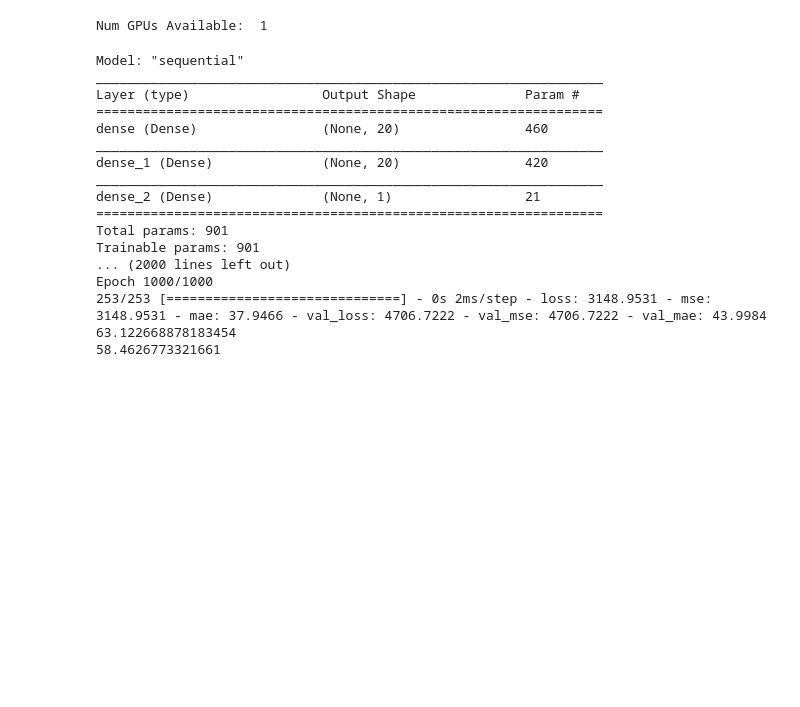
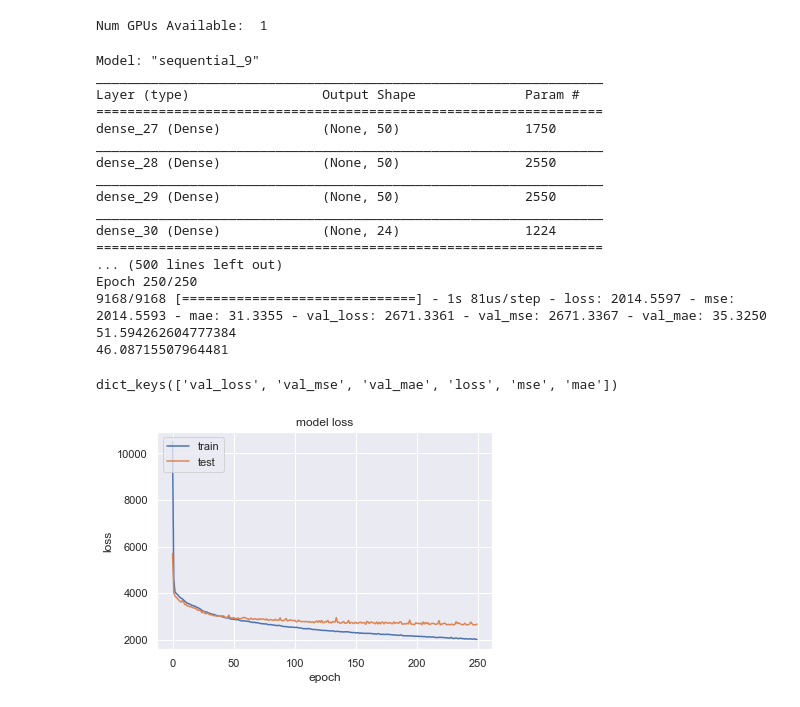
Before and after one commit to gupta-anmol/air-quality-prediction, a Jupyter notebook: script.ipynb, the cells around one changed output. Cells and saved outputs as stored; diff of their text form; code cells hidden in the pictures; blank space fills up the shorter version.

```diff
--- a/script.ipynb
+++ b/script.ipynb
@@ -132,35 +245,61 @@ Num GPUs Available:  1
 # %%
 from keras.models import Sequential
 from keras.layers import Dense
+for j in range(24):
+    features.append('PM2.5_t-'+str(j))
+predVector = []
+for j in range(24):
+    predVector.append('PM2.5_t+'+str(j))
+X = df[features]
+y = df['PM2.5_t+23']
+scaler = StandardScaler()
+Xtrain, Xtest, ytrain, ytest = train_test_split(X, y, test_size=0.33, random_state=42)
+scaler.fit(Xtrain)
 with tf.device('/CPU:0'):
     model = Sequential()
-    model.add(Dense(20, input_dim=22, kernel_initializer='normal', activation='relu'))
-    model.add(Dense(20, activation='relu'))
-    model.add(Dense(1, activation='linear'))
+    model.add(Dense(50, input_dim=34, kernel_initializer='normal', activation='relu'))
+    model.add(Dense(50, activation='relu'))
+    model.add(Dense(50, activation='relu'))
+    model.add(Dense(24, activation='linear'))
     model.summary()
     #Fit
     model.compile(loss='mse', optimizer='adam', metrics=['mse','mae'])
-    history = model.fit(scaler.transform(Xtrain), ytrain, epochs=1000, batch_size=50,  verbose=1, validation_split=0.2)
+    history = model.fit(scaler.transform(Xtrain), ytrain, epochs=250, batch_size=50,  verbose=1, validation_split=0.2)
     #Print Accuracy
     testPred = model.predict(scaler.transform(Xtest))
     trainPred = model.predict(scaler.transform(Xtrain))
     print(mean_squared_error(testPred, ytest,squared=False))
     print(mean_squared_error(trainPred, ytrain,squared=False))
 # %% [output]
-Model: "sequential"
+Model: "sequential_9"
 _________________________________________________________________
 Layer (type)                 Output Shape              Param #
 =================================================================
-dense (Dense)                (None, 20)                460
+dense_27 (Dense)             (None, 50)                1750
 _________________________________________________________________
-dense_1 (Dense)              (None, 20)                420
+dense_28 (Dense)             (None, 50)                2550
 _________________________________________________________________
-dense_2 (Dense)              (None, 1)                 21
+dense_29 (Dense)             (None, 50)                2550
+_________________________________________________________________
+dense_30 (Dense)             (None, 24)                1224
 =================================================================
-Total params: 901
-Trainable params: 901
-... (2000 lines left out)
-Epoch 1000/1000
-253/253 [==============================] - 0s 2ms/step - loss: 3148.9531 - mse: 3148.9531 - mae: 37.9466 - val_loss: 4706.7222 - val_mse: 4706.7222 - val_mae: 43.9984
-63.122668878183454
-58.4626773321661
+... (500 lines left out)
+Epoch 250/250
+9168/9168 [==============================] - 1s 81us/step - loss: 2014.5597 - mse: 2014.5593 - mae: 31.3355 - val_loss: 2671.3361 - val_mse: 2671.3367 - val_mae: 35.3250
+51.594262604777384
+46.08715507964481
+# %%
+import matplotlib.pyplot as plt
+# list all data in history
+print(history.history.keys())
+# summarize history for loss
+plt.plot(history.history['loss'])
+plt.plot(history.history['val_loss'])
+plt.title('model loss')
+plt.ylabel('loss')
+plt.xlabel('epoch')
+plt.legend(['train', 'test'], loc='upper left')
+plt.show()
+# %% [output]
+dict_keys(['val_loss', 'val_mse', 'val_mae', 'loss', 'mse', 'mae'])
+[figure, added]
```
Also changed, not shown: parts of 4 cells of this notebook.
